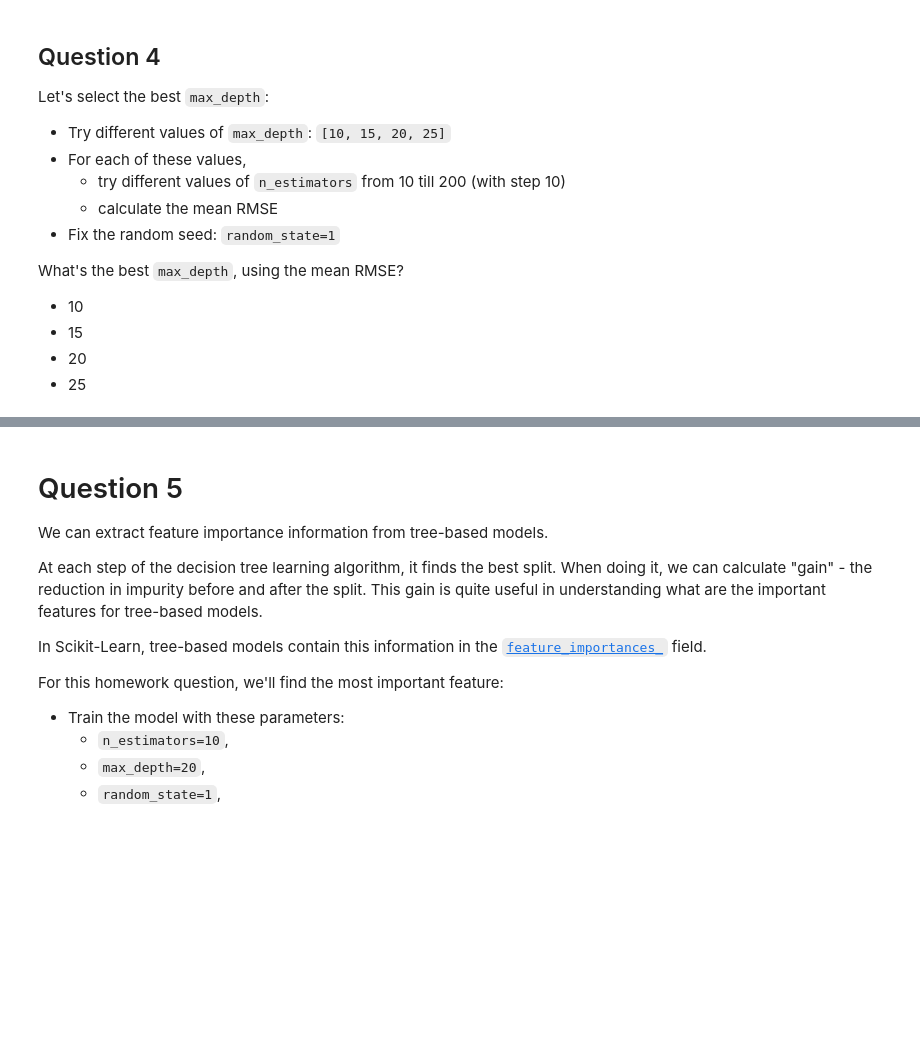
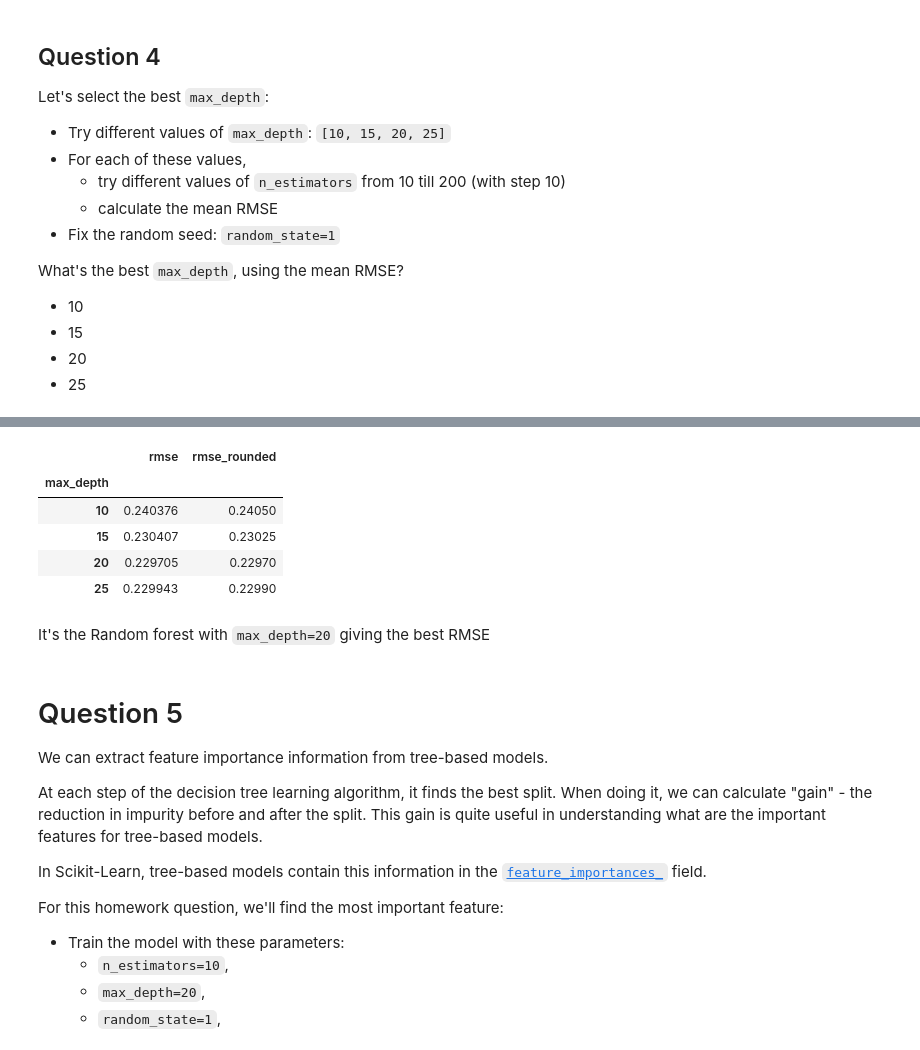
Before and after one commit to desenfirman/machine-learning-zoomcamp, a Jupyter notebook: .__HOMEWORK__/06-trees/main.ipynb, the cells around one changed output, grey strips where cells are left out. Cells and saved outputs as stored; diff of their text form; code cells hidden in the pictures; blank space fills up the shorter version.

```diff
--- a/.__HOMEWORK__/06-trees/main.ipynb
+++ b/.__HOMEWORK__/06-trees/main.ipynb
@@ -304,3 +330,16 @@ df_scores = pd.DataFrame(scores_2, columns=columns)
+# %%
+df_scores_mean = df_scores.groupby('max_depth').mean()
+df_scores_mean = df_scores_mean.drop('n_estimators', axis=1)
+df_scores_mean
+# %% [output]
+|  | rmse | rmse_rounded |
+| max_depth |  |  |
+| 10 | 0.240376 | 0.24050 |
+| 15 | 0.230407 | 0.23025 |
+| 20 | 0.229705 | 0.22970 |
+| 25 | 0.229943 | 0.22990 |
+# %% [markdown]
+It's the Random forest with `max_depth=20` giving the best RMSE
 # %% [markdown]
 # Question 5
 
```
Also changed, not shown: parts of 3 cells of this notebook.
